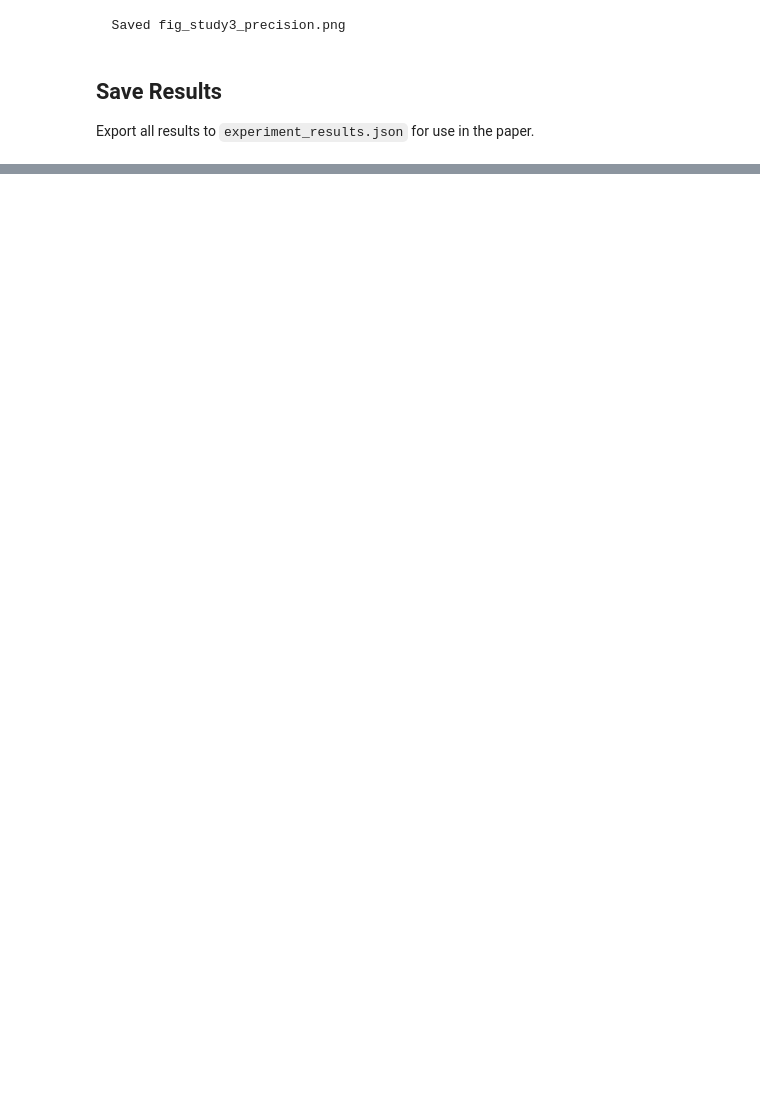
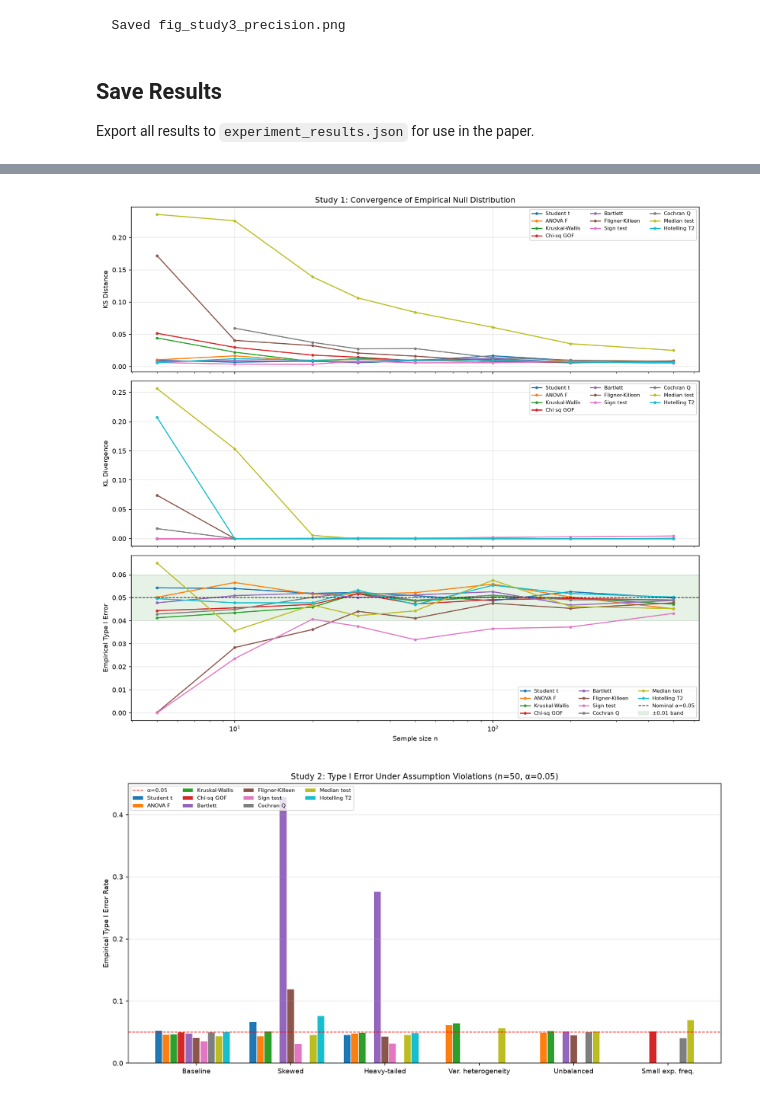
Before and after one commit to zhangys11/mc, a Jupyter notebook: null/experiments.ipynb, the cells around one changed output, grey strips where cells are left out. Cells and saved outputs as stored; diff of their text form; code cells hidden in the pictures; blank space fills up the shorter version.

```diff
--- a/null/experiments.ipynb
+++ b/null/experiments.ipynb
@@ -149,0 +174,7 @@ Results saved to experiment_results.json
+# %%
+from IPython.display import Markdown, Image, display
+
+display(Markdown(open('generated_tables.md').read()))
+for fn in ['fig_study1_convergence.png', 'fig_study2_robustness.png', 'fig_study3_precision.png']:
+    display(Image(filename=fn))
+# %% [output]
@@ -149,0 +241,2 @@ Results saved to experiment_results.json
+[figure, added]
+[figure, added]
```
Also changed, not shown: parts of 10 cells of this notebook, 21 other files.
